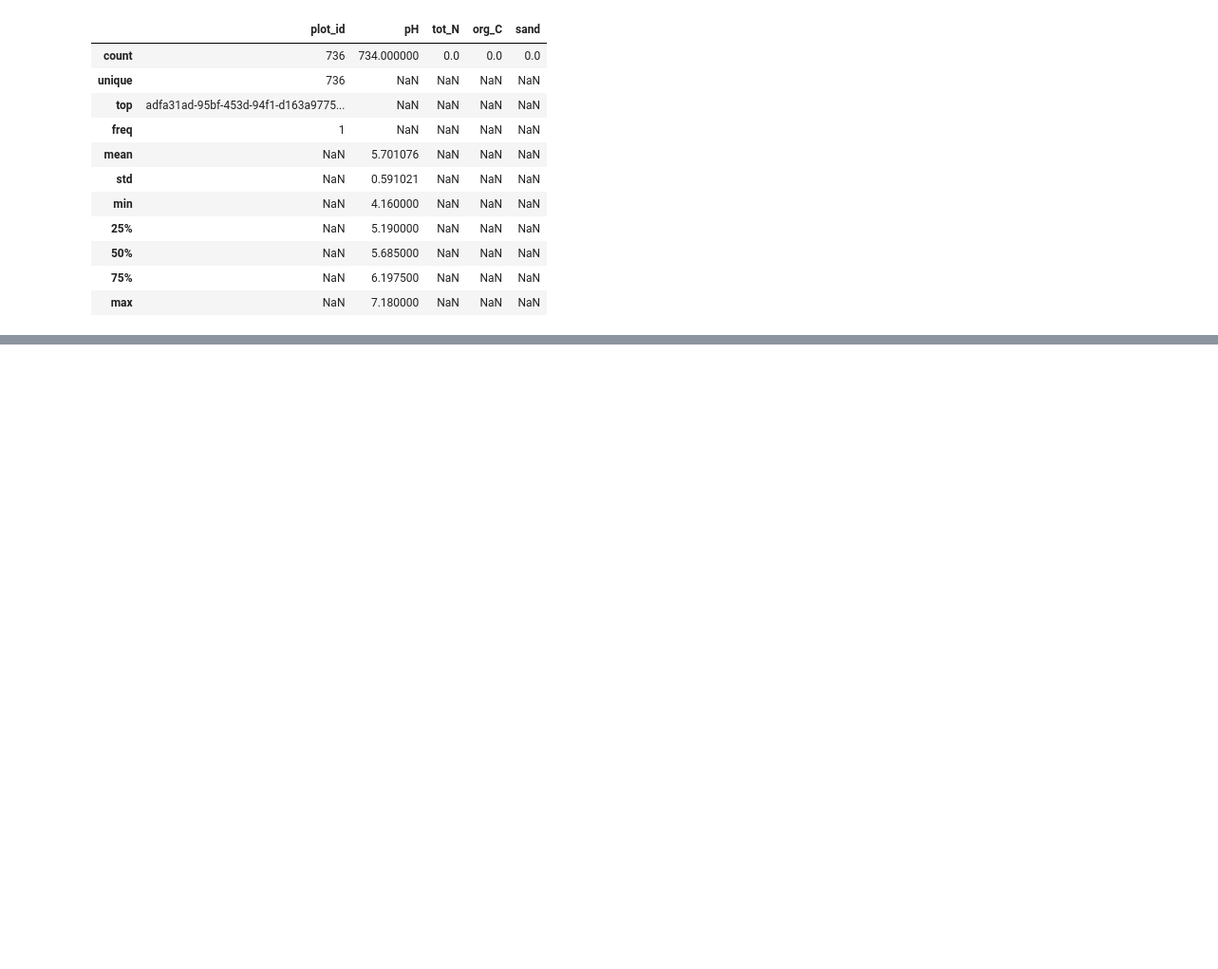
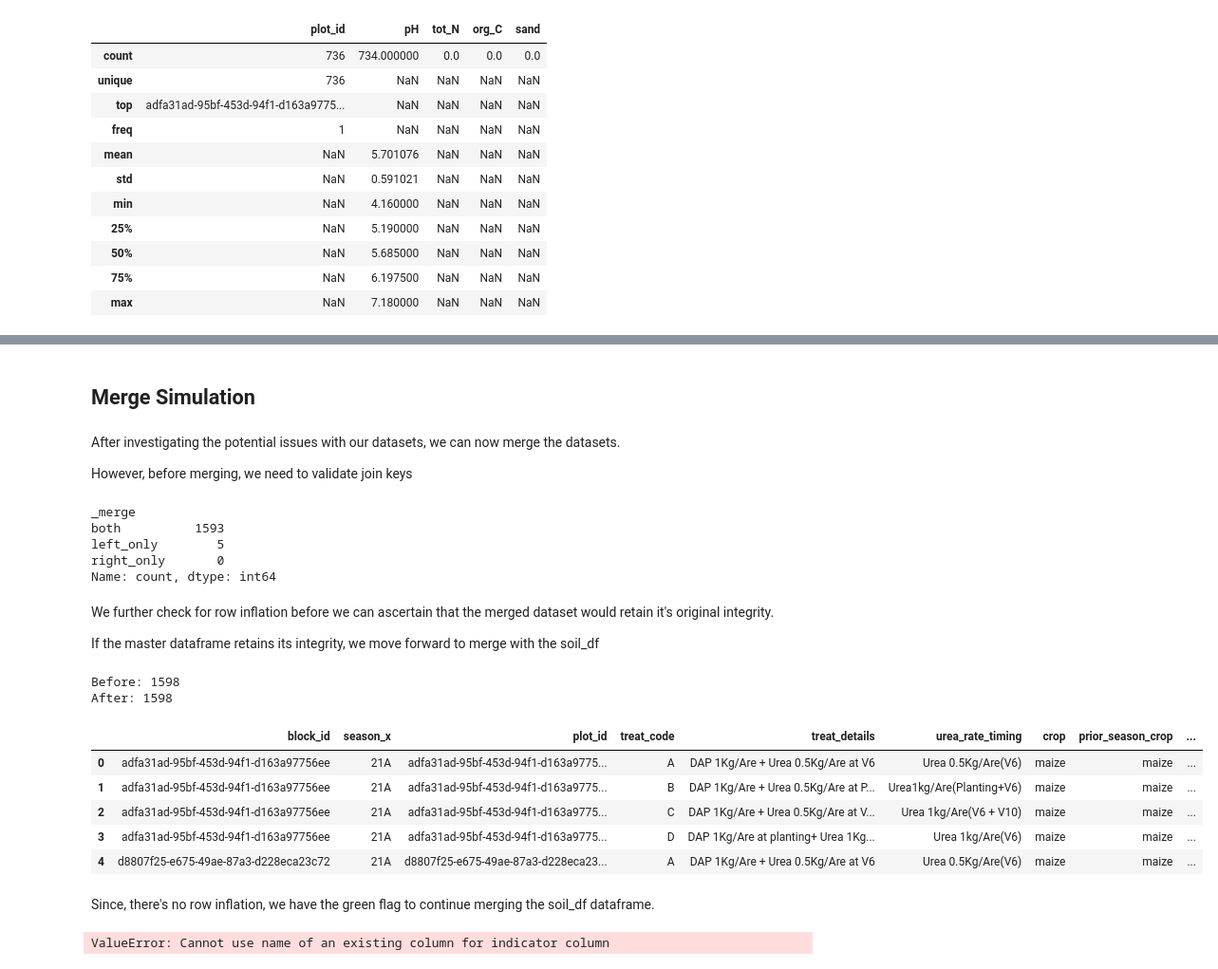
Before and after one commit to Vin-Okumu/maize-yield-optimization-rwanda, a Jupyter notebook: notebooks/01_data_audit.ipynb, the cells around one changed output, grey strips where cells are left out. Shown at 95% size. Saved outputs shown, nothing was run; the diff lists cells and outputs as text; code cells hidden in the pictures; blank space fills up the shorter version.

```diff
--- a/notebooks/01_data_audit.ipynb
+++ b/notebooks/01_data_audit.ipynb
@@ -266,0 +571,62 @@ soil_df.groupby(
+# %% [markdown]
+## Merge Simulation
+# %% [markdown]
+After investigating the potential issues with our datasets, we can now merge the datasets.
+
+However, before merging, we need to validate join keys
+# %%
+field_plot_m = plot_df.merge(
+    field_df,
+    on = 'block_id',
+    how = 'left',
+    indicator = True
+)
+
+# Check to validate join
+field_plot_m['_merge'].value_counts()
+# %% [output]
+_merge
+both          1593
+left_only        5
+right_only       0
+Name: count, dtype: int64
+# %% [markdown]
+We further check for row inflation before we can ascertain that the merged dataset would retain it's original integrity.
+
+If the master dataframe retains its integrity, we move forward to merge with the soil_df
+# %%
+print(
+    "Before:",
+    len(plot_df)
+)
+
+print(
+    "After:",
+    len(field_plot_m)
+)
+# %% [output]
+Before: 1598
+After: 1598
+# %%
+field_plot_m.head()
+# %% [output]
+|  | block_id | season_x | plot_id | treat_code | treat_details | urea_rate_timing | crop | prior_season_crop | ... |
+| 0 | adfa31ad-95bf-453d-94f1-d163a97756ee | 21A | adfa31ad-95bf-453d-94f1-d163a9775... | A | DAP 1Kg/Are + Urea 0.5Kg/Are at V6 | Urea 0.5Kg/Are(V6) | maize | maize | ... |
+| 1 | adfa31ad-95bf-453d-94f1-d163a97756ee | 21A | adfa31ad-95bf-453d-94f1-d163a9775... | B | DAP 1Kg/Are + Urea 0.5Kg/Are at P... | Urea1kg/Are(Planting+V6) | maize | maize | ... |
+| 2 | adfa31ad-95bf-453d-94f1-d163a97756ee | 21A | adfa31ad-95bf-453d-94f1-d163a9775... | C | DAP 1Kg/Are + Urea 0.5Kg/Are at V... | Urea 1kg/Are(V6 + V10) | maize | maize | ... |
+| 3 | adfa31ad-95bf-453d-94f1-d163a97756ee | 21A | adfa31ad-95bf-453d-94f1-d163a9775... | D | DAP 1Kg/Are at planting+ Urea 1Kg... | Urea 1kg/Are(V6) | maize | maize | ... |
+| 4 | d8807f25-e675-49ae-87a3-d228eca23c72 | 21A | d8807f25-e675-49ae-87a3-d228eca23... | A | DAP 1Kg/Are + Urea 0.5Kg/Are at V6 | Urea 0.5Kg/Are(V6) | maize | maize | ... |
+# %% [markdown]
+Since, there's no row inflation, we have the green flag to continue merging the soil_df dataframe.
+# %%
+master = field_plot_m.merge(
+    soil_df,
+    on = 'plot_id',
+    how = 'left',
+    indicator = True
+)
+
+# Check to validate join
+master['_merge'].value_counts()
+# %% [output]
+ValueError: Cannot use name of an existing column for indicator column
```
Also changed, not shown: parts of 38 cells of this notebook.
